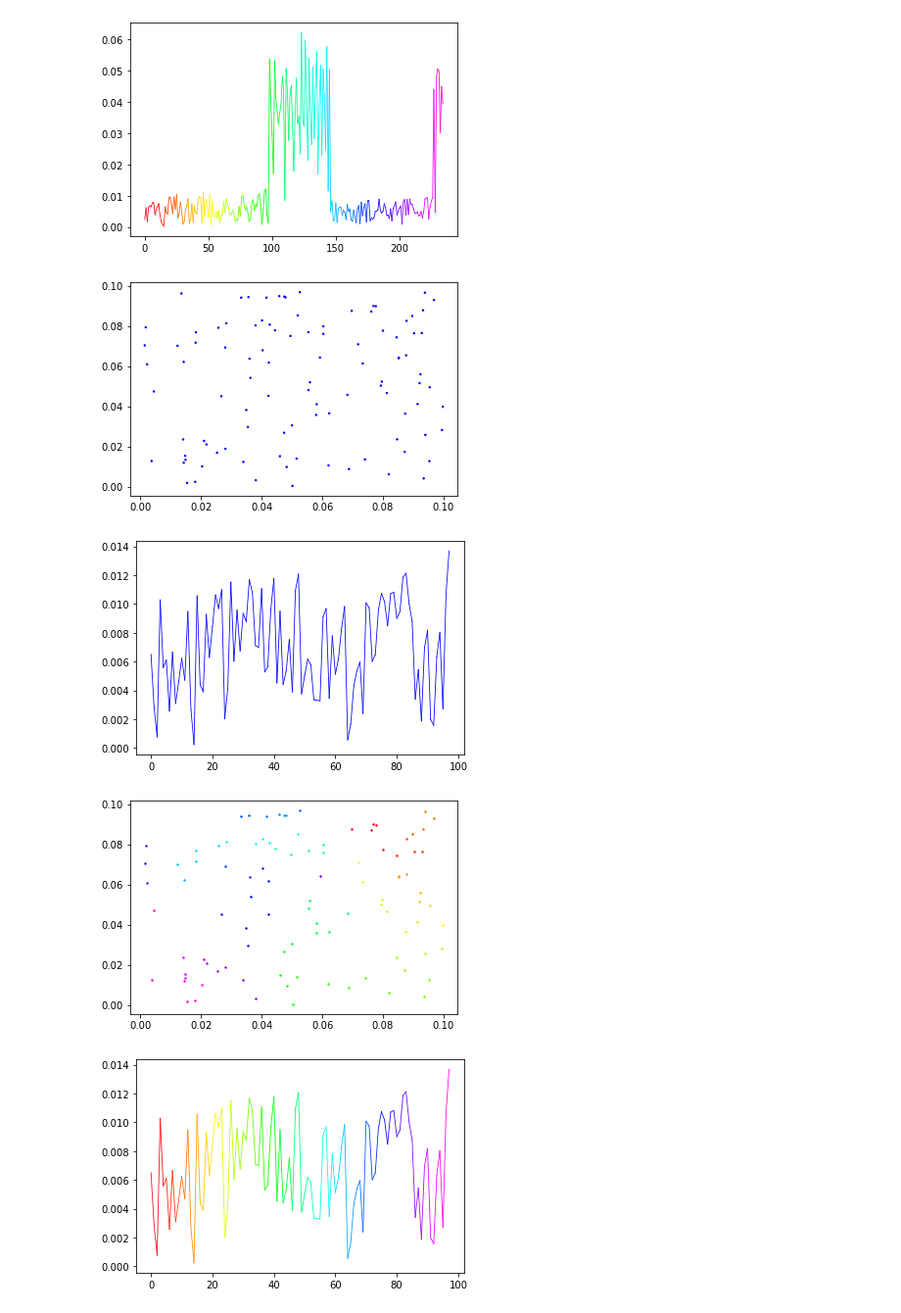
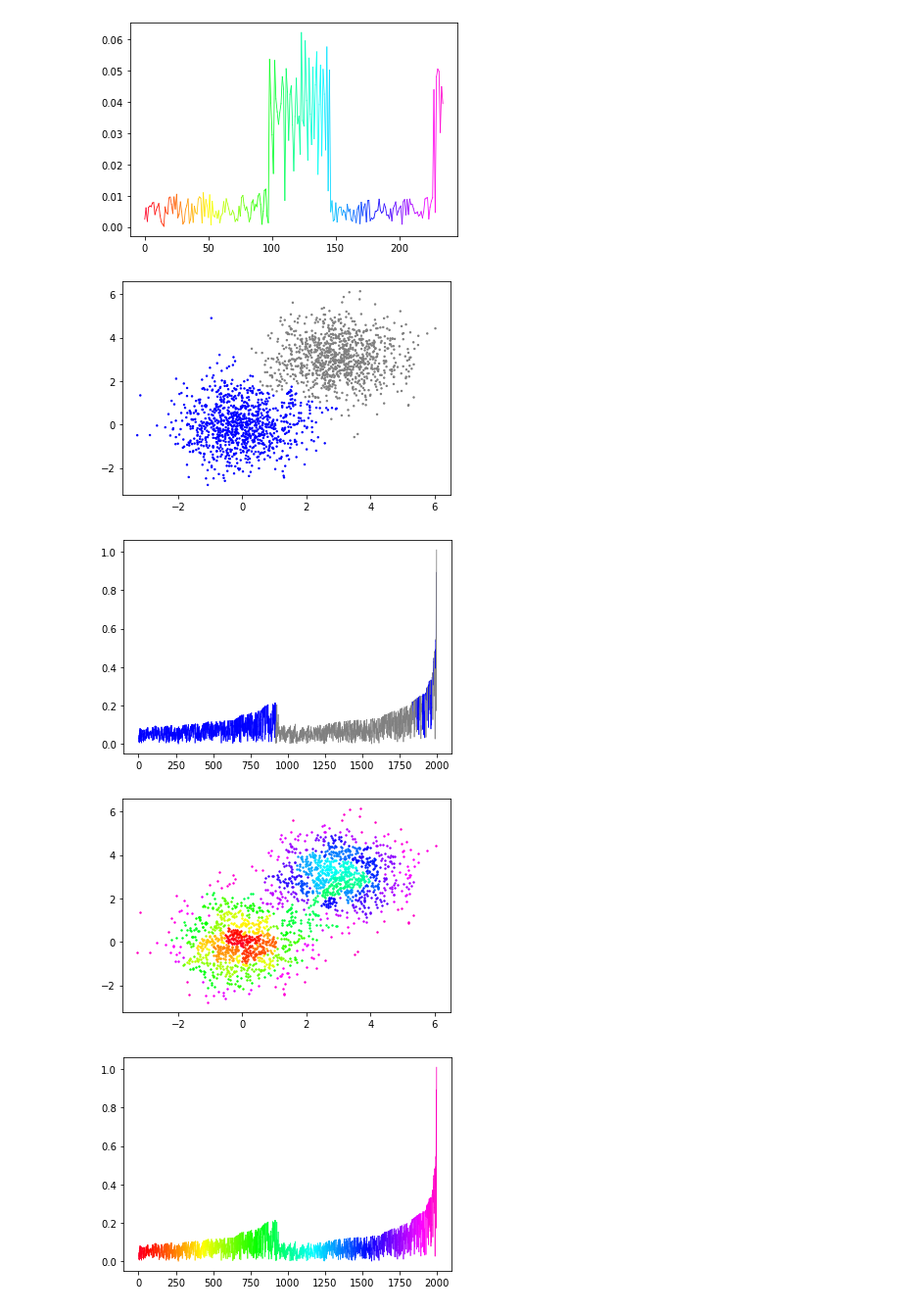
Before and after one commit to kayla-lixinyi/Summer-Project-Advanced-and-Interpretable-Unsupervised-Learning, a Jupyter notebook: Testing/ILS_tests_plots.ipynb, the cells around one changed output. Shown at 98% size. Drawn from its saved outputs; the diff is of its cells as text; code cells hidden in the pictures.

Commit message:
plotting and documentation

```diff
--- a/Testing/ILS_tests_plots.ipynb
+++ b/Testing/ILS_tests_plots.ipynb
@@ -56,15 +54,17 @@ testILS.rainbow_rmin()
 [figure]
 [figure]
 # %%
-a = np.random.uniform(0, 0.1, (100, 2))
+a = np.random.normal(0, 1, (1000, 2))
+b = np.random.normal(3, 1, (1000, 2))
+test = np.concatenate((a, b), axis = 0)
 
-testILS = ILS(min_cluster_size = 50)
-testILS.fit(a)
+testILS = ILS(min_cluster_size = 100, significance = 2.56)
+testILS.fit(test)
 testILS.plot_labels()
 testILS.coloured_rmin()
 testILS.rainbow_rmin()
 # %% [output]
-[figure, old version]
+[figure, new version]
-[figure, old version]
+[figure, new version]
-[figure, old version]
+[figure, new version]
-[figure, old version]
+[figure, new version]
```
Also changed, not shown: parts of 3 cells of this notebook, 1 other file.
